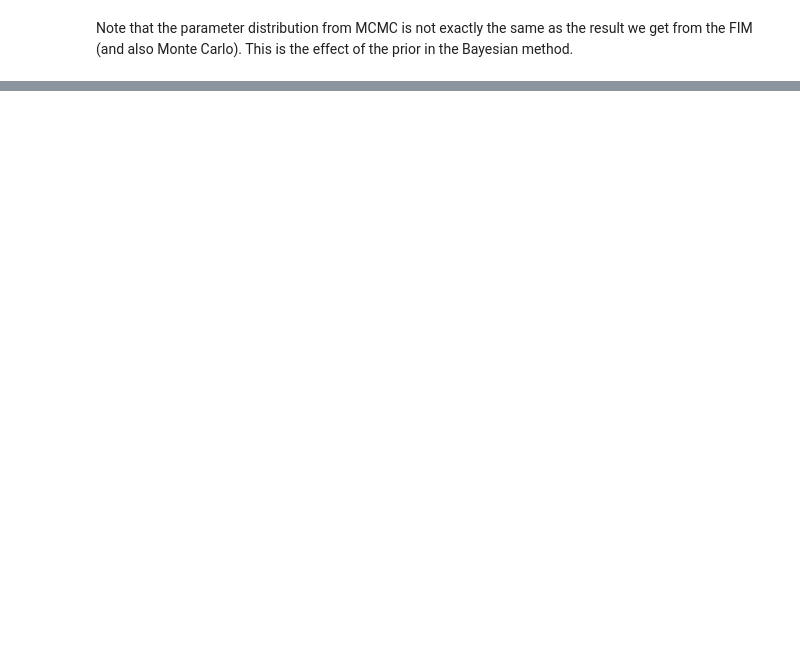
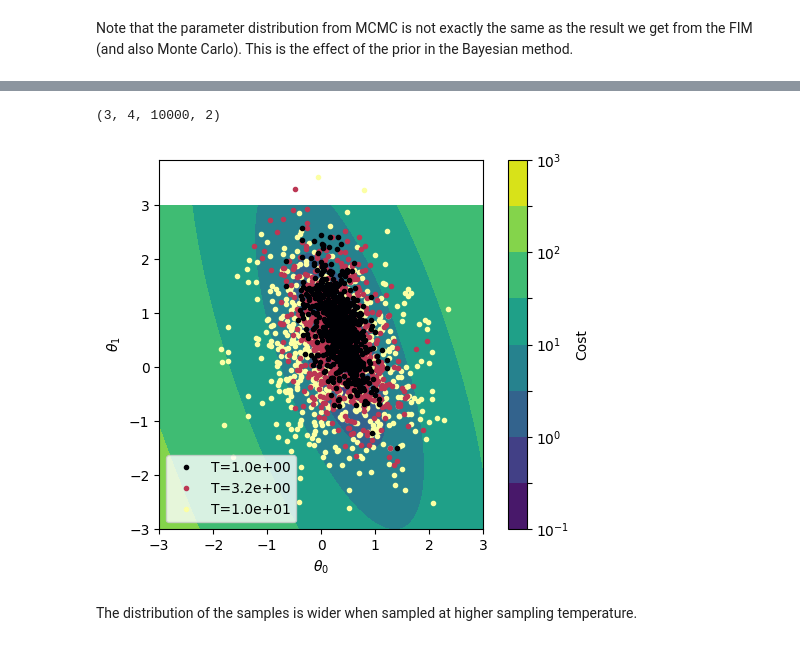
Before and after one commit to yonatank93/UQ_tutorial, a Jupyter notebook: UQ.ipynb, the cells around one changed output, grey strips where cells are left out. Drawn from its saved outputs; the diff is of its cells as text; code cells hidden in the pictures; blank space fills up the shorter version.

```diff
--- a/UQ.ipynb
+++ b/UQ.ipynb
@@ -379,0 +392,50 @@ This is the effect of the prior in the Bayesian method.
+# %%
+# Instantiate sampler
+betas = 1 / np.logspace(0, 1, 3)  # beta = 1/T
+ntemps = len(betas)
+ptsampler = ptemcee.Sampler(
+    nwalkers=nwalkers,
+    dim=ndim,
+    logl=loglikelihood,
+    logp=logprior,
+    betas=betas,
+)
+# Initial position of the walkers
+p0 = np.random.uniform(-5, 5, (ntemps, nwalkers, ndim))
+# Run MCMC
+ptsampler.run_mcmc(p0, 10000, progress=True)
+# Retrieve chains
+ptchains = ptsampler.chain
+print(ptchains.shape)
+# %% [output]
+(3, 4, 10000, 2)
+# %%
+ptsamples = ptchains[:, :, 1000::50]
+cmap = mpl.colormaps["inferno"]
+colors = cmap(np.linspace(0, 1, ntemps))
+
+plt.figure()
+im = plt.contourf(
+    P0, P1, COST, locator=mpl.ticker.LogLocator(), levels=np.logspace(-1, 3, 9)
+)
+clb = plt.colorbar(im)
+for tidx in range(ntemps):
+    ptsamples_flatten = ptsamples[tidx].reshape((-1, ndim))
+    plt.plot(
+        *(ptsamples_flatten.T),
+        ".",
+        c=colors[tidx],
+        zorder=ntemps - tidx,
+        label=f"T={1/betas[tidx]:0.1e}",
+    )
+
+plt.xlabel(r"$\theta_0$")
+plt.ylabel(r"$\theta_1$")
+clb.set_label("Cost")
+plt.gca().set_aspect(1)
+plt.legend()
+plt.show()
+# %% [output]
+[figure, added]
+# %% [markdown]
+The distribution of the samples is wider when sampled at higher sampling temperature.
```
Also changed, not shown: parts of 13 cells of this notebook, 1 other file.
